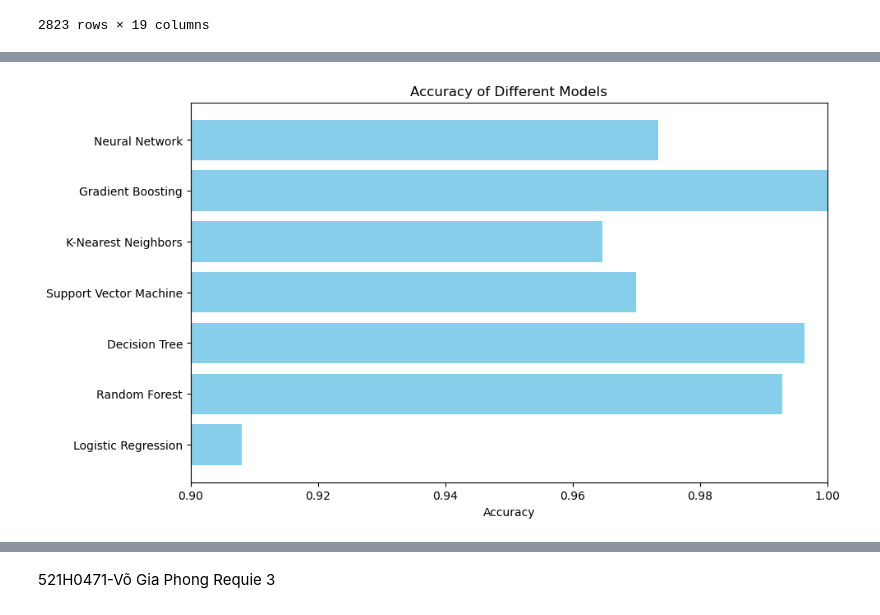
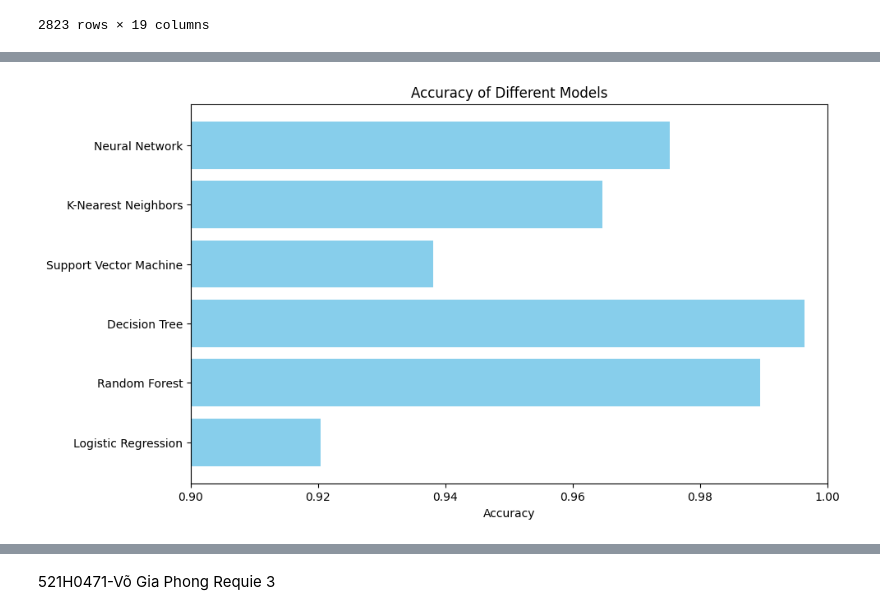
Before and after one commit to tanbaolailaptrinh/FinalMachineLearning, a Jupyter notebook: Bài 2/Question 2.ipynb, the cells around one changed output, grey strips where cells are left out. Drawn from its saved outputs; the diff is of its cells as text; code cells hidden in the pictures.

```diff
--- a/Bài 2/Question 2.ipynb
+++ b/Bài 2/Question 2.ipynb
@@ -242,7 +240,7 @@ from sklearn.linear_model import LogisticRegression
 from sklearn.metrics import accuracy_score
 
 # Khởi tạo và đào tạo mô hình Logistic Regression
-logistic_model = LogisticRegression(C=0.1)
+logistic_model = LogisticRegression()
 logistic_model.fit(X_train_processed, y_train)
 
 y_pred_test = logistic_model.predict(X_test_processed)
@@ -275,7 +273,7 @@ print("Accuracy on Test Set (Decision Tree):", accuracy_test_dt)
 
 from sklearn.svm import SVC
 
-svm_model = SVC(C=2.0)
+svm_model = SVC()
 svm_model.fit(X_train_processed, y_train)
 
 y_pred_test_svm = svm_model.predict(X_test_processed)
@@ -293,16 +291,6 @@ y_pred_test_knn = knn_model.predict(X_test_processed)
 accuracy_test_knn = accuracy_score(y_test, y_pred_test_knn)
 print("Accuracy on Test Set (KNN):", accuracy_test_knn)
 
-# Khởi tạo và đào tạo mô hình GradientBoosting
-
-from sklearn.ensemble import GradientBoostingClassifier
-
-gb_model = GradientBoostingClassifier()
-gb_model.fit(X_train_processed, y_train)
-
-y_pred_test_gb = gb_model.predict(X_test_processed)
-accuracy_test_gb = accuracy_score(y_test, y_pred_test_gb)
-print("Accuracy on Test Set (Gradient Boosting):", accuracy_test_gb)
 
 from sklearn.neural_network import MLPClassifier
 
@@ -323,18 +423,18 @@ Accuracy on Test Set (Neural Network): 0.9734513274336283
 # %%
 import matplotlib.pyplot as plt
 
 # Các giá trị accuracy
-accuracies = [accuracy_test_log, accuracy_test_rf, accuracy_test_dt, accuracy_test_svm, accuracy_test_knn, accuracy_test_gb, accuracy_test_nn]
+accuracies = [accuracy_test_log, accuracy_test_rf, accuracy_test_dt, accuracy_test_svm, accuracy_test_knn, accuracy_test_nn]
 
 # Tên của các mô hình
-models = ['Logistic Regression', 'Random Forest', 'Decision Tree', 'Support Vector Machine', 'K-Nearest Neighbors', 'Gradient Boosting', 'Neural Network']
+models = ['Logistic Regression', 'Random Forest', 'Decision Tree', 'Support Vector Machine', 'K-Nearest Neighbors', 'Neural Network']
 
 # Tạo biểu đồ
 plt.figure(figsize=(10, 6))
 plt.barh(models, accuracies, color='skyblue')
 plt.xlabel('Accuracy')
 plt.title('Accuracy of Different Models')
 plt.xlim(0.9, 1.0)
 plt.show()
 # %% [output]
-[figure, old version]
+[figure, new version]
```
Also changed, not shown: parts of 32 cells of this notebook.
